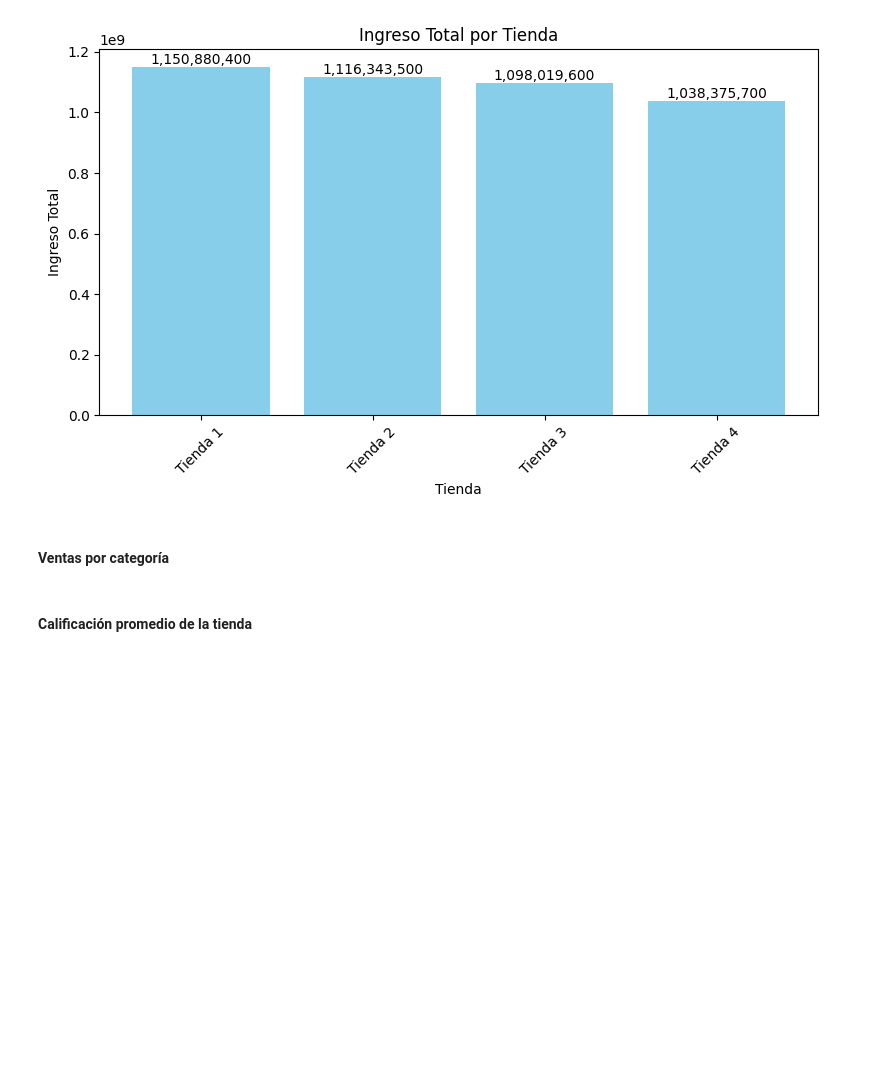
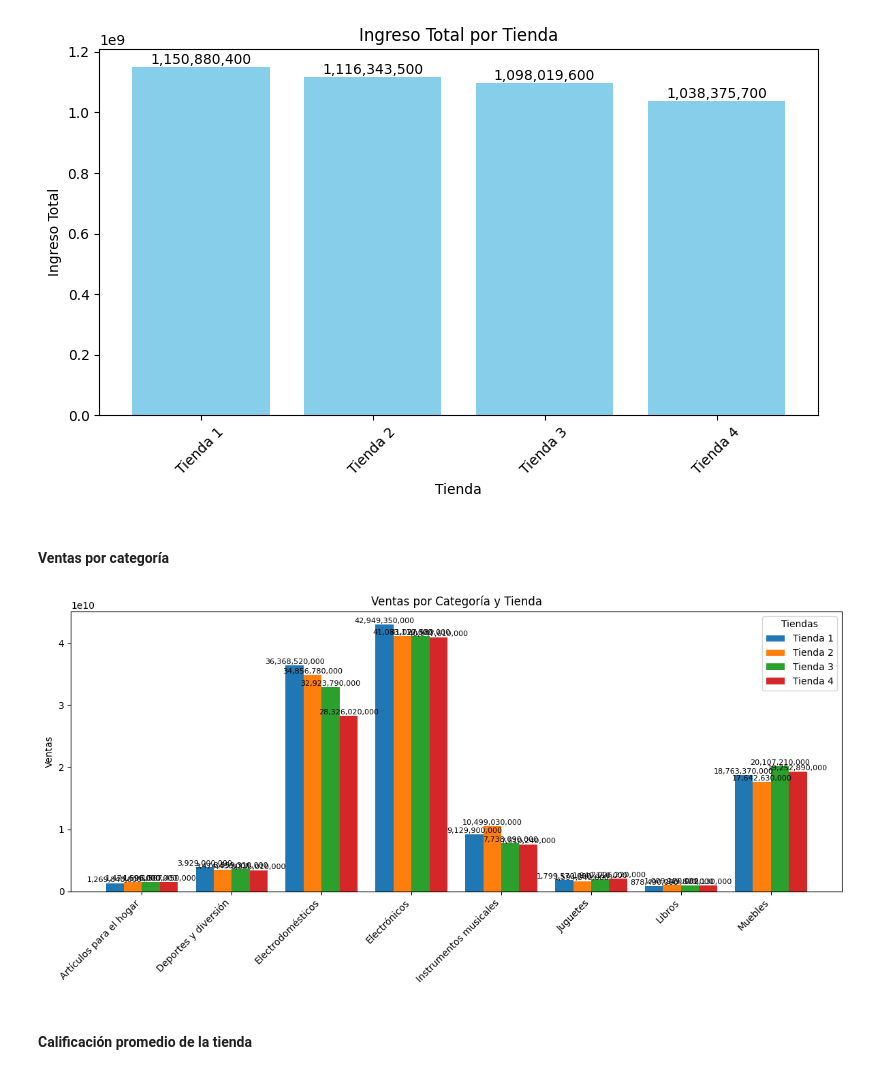
Before and after one commit to ojsilvera/AlluraG8_2025_Challenge_Alura_Store, a Jupyter notebook: AluraStoreLatam.ipynb, the cells around one changed output. Cells and saved outputs as stored; diff of their text form; code cells hidden in the pictures; blank space fills up the shorter version.

Commit message:
Gafdicar los hallazgos obtenidos en el analisis de los datos

```diff
--- a/AluraStoreLatam.ipynb
+++ b/AluraStoreLatam.ipynb
@@ -418,6 +418,56 @@ plt.show()
 [figure]
 # %% [markdown]
 #### Ventas por categoría
+# %%
+import pandas as pd
+import matplotlib.pyplot as plt
+import numpy as np
+
+# Convertir valores formateados a float de forma segura
+analisisVentasCategoria['Ventas Numéricas'] = (
+    analisisVentasCategoria['Ventas Formateadas']
+    .str.replace(r'[^\d,]', '', regex=True)      # elimina cualquier símbolo no numérico
+    .str.replace('.', '', regex=False)
+    .str.replace(',', '', regex=False)
+    .astype(float)
+)
+
+# Pivotear
+pivot_df = analisisVentasCategoria.pivot_table(
+    index='Categoría del Producto',
+    columns='Tienda',
+    values='Ventas Numéricas',
+    aggfunc='sum'
+)
+
+# Graficar
+categorias = pivot_df.index
+tiendas = pivot_df.columns
+x = np.arange(len(categorias))
+width = 0.2
+
+fig, ax = plt.subplots(figsize=(12, 6))
+
+# Barras
+for i, tienda in enumerate(tiendas):
+    ax.bar(x + i * width, pivot_df[tienda], width, label=tienda)
+
+# Ejes y etiquetas
+ax.set_xticks(x + width * (len(tiendas) - 1) / 2)
+ax.set_xticklabels(categorias, rotation=45, ha='right')
+ax.set_ylabel('Ventas')
+ax.set_title('Ventas por Categoría y Tienda')
+ax.legend(title='Tiendas')
+
+# Mostrar valores arriba de cada barra
+for i, tienda in enumerate(tiendas):
+    for j, valor in enumerate(pivot_df[tienda]):
+        ax.text(x[j] + i * width, float(valor), f'{valor:,.0f}', ha='center', va='bottom', fontsize=8)
+
+plt.tight_layout()
+plt.show()
+# %% [output]
+[figure, added]
 # %% [markdown]
 #### Calificación promedio de la tienda
 # %% [markdown]
```
